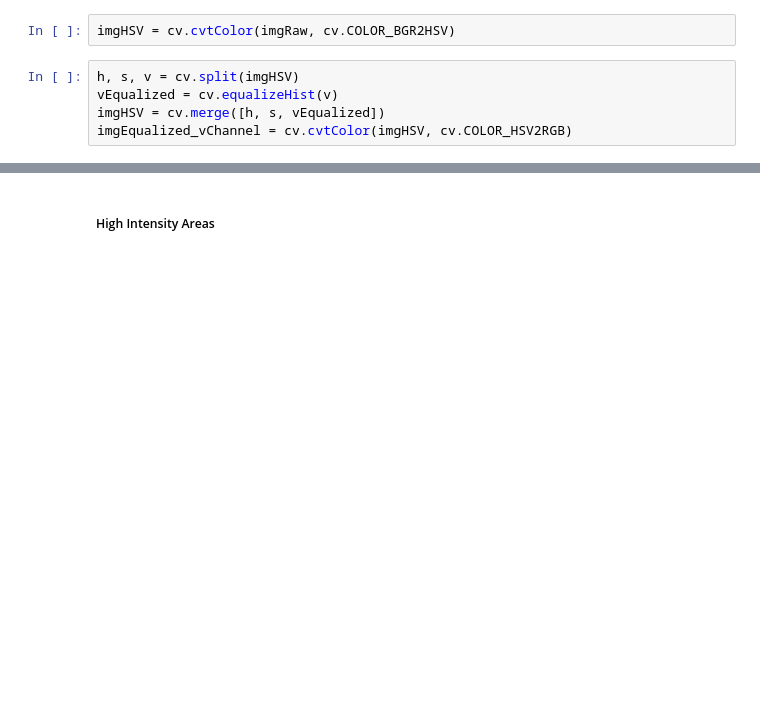
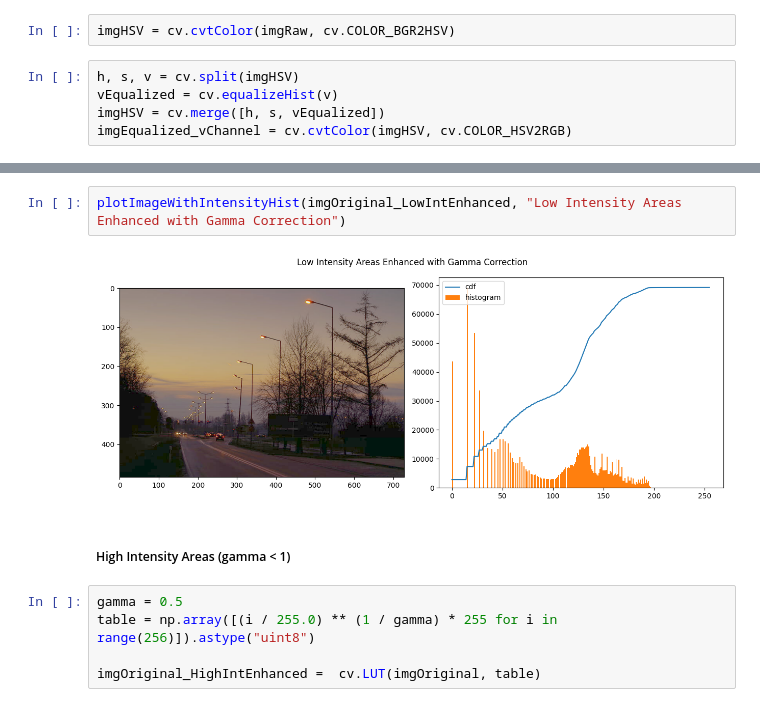
Before and after one commit to e-Rivers/CS5050_ComputerVision, a Jupyter notebook: HMWK_1/Homework1.ipynb, the cells around one changed output, grey strips where cells are left out. Drawn from its saved outputs; the diff is of its cells as text; blank space fills up the shorter version.

```diff
--- a/HMWK_1/Homework1.ipynb
+++ b/HMWK_1/Homework1.ipynb
@@ -55,2 +75,11 @@ plt.show()
+# %%
+plotImageWithIntensityHist(imgOriginal_LowIntEnhanced, "Low Intensity Areas Enhanced with Gamma Correction")
+# %% [output]
+[figure, added]
 # %% [markdown]
-##### High Intensity Areas
+##### High Intensity Areas (gamma \< 1)
+# %%
+gamma = 0.5
+table = np.array([(i / 255.0) ** (1 / gamma) * 255 for i in range(256)]).astype("uint8")
+
+imgOriginal_HighIntEnhanced =  cv.LUT(imgOriginal, table)
```
Also changed, not shown: parts of 20 cells of this notebook, 2 other files.
